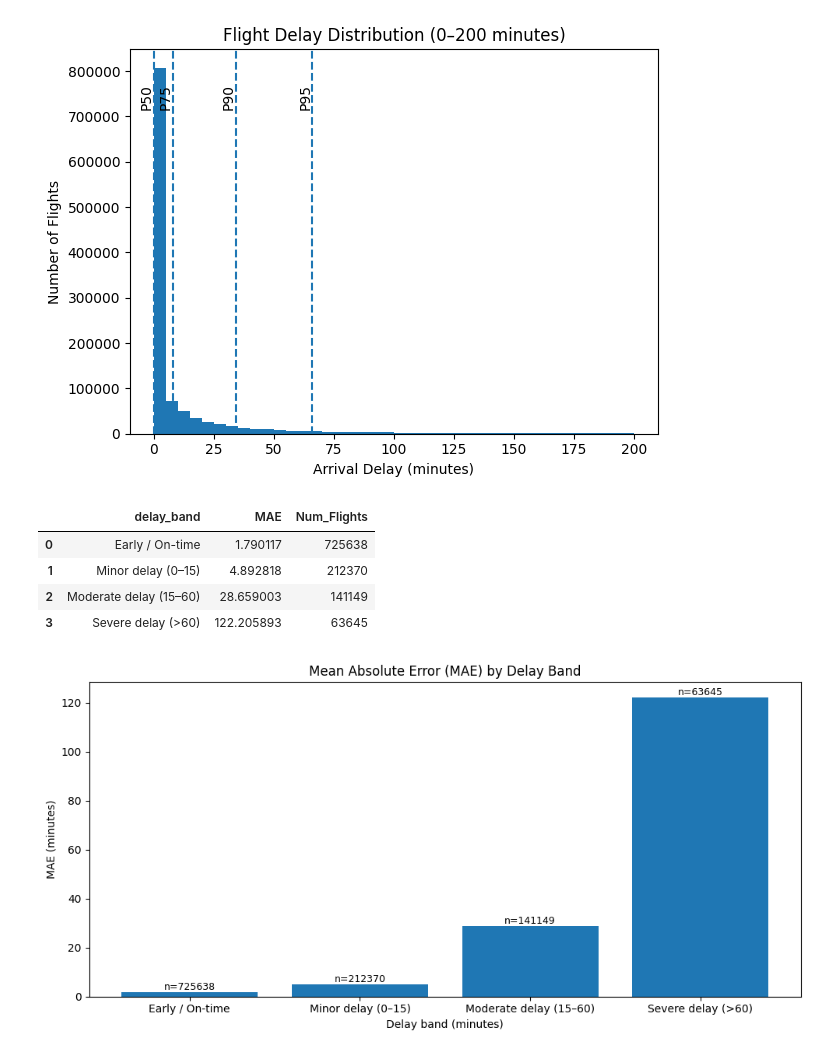
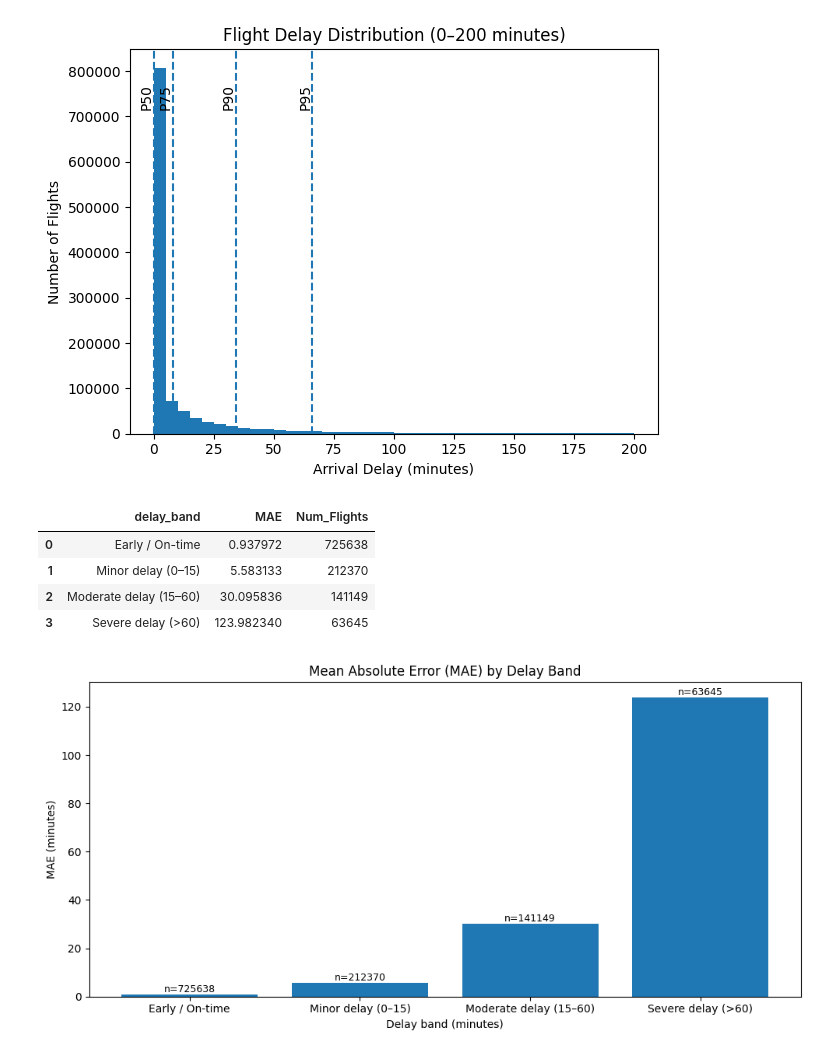
Before and after one commit to GuilhermeDellatin/fiap-machine-learning-tech-challenge-3, a Jupyter notebook: flight-regression.ipynb, the cells around one changed output. Saved outputs shown, nothing was run; the diff lists cells and outputs as text; code cells hidden in the pictures.

```diff
--- a/flight-regression.ipynb
+++ b/flight-regression.ipynb
@@ -302,7 +296,7 @@ plt.show()
 # %%
 df_eval = pd.DataFrame({
     "y_real": y_test,
-    "y_pred": y_pred_hgb
+    "y_pred": y_pred_log
 })
 
 # Absolute error
@@ -310,37 +304,37 @@ df_eval["abs_error"] = np.abs(df_eval["y_real"] - df_eval["y_pred"])
 
 # Delay bands
 bins = [-np.inf, 0, 15, 60, np.inf]
 labels = [
     "Early / On-time",
     "Minor delay (0–15)",
     "Moderate delay (15–60)",
     "Severe delay (>60)"
 ]
 
 df_eval["delay_band"] = pd.cut(
     df_eval["y_real"],
     bins=bins,
     labels=labels
 )
 
 # MAE by delay band
 mae_by_band = (
     df_eval
     .groupby("delay_band", observed=True)
     .agg(
         MAE=("abs_error", "mean"),
         Num_Flights=("abs_error", "count")
     )
     .reset_index()
 )
 
 mae_by_band
 # %% [output]
 |  | delay_band | MAE | Num_Flights |
-| 0 | Early / On-time | 1.790117 | 725638 |
-| 1 | Minor delay (0–15) | 4.892818 | 212370 |
-| 2 | Moderate delay (15–60) | 28.659003 | 141149 |
-| 3 | Severe delay (>60) | 122.205893 | 63645 |
+| 0 | Early / On-time | 0.937972 | 725638 |
+| 1 | Minor delay (0–15) | 5.583133 | 212370 |
+| 2 | Moderate delay (15–60) | 30.095836 | 141149 |
+| 3 | Severe delay (>60) | 123.982340 | 63645 |
 # %%
 plt.figure(figsize=(10, 5))
 
```
Also changed, not shown: parts of 16 cells of this notebook.
